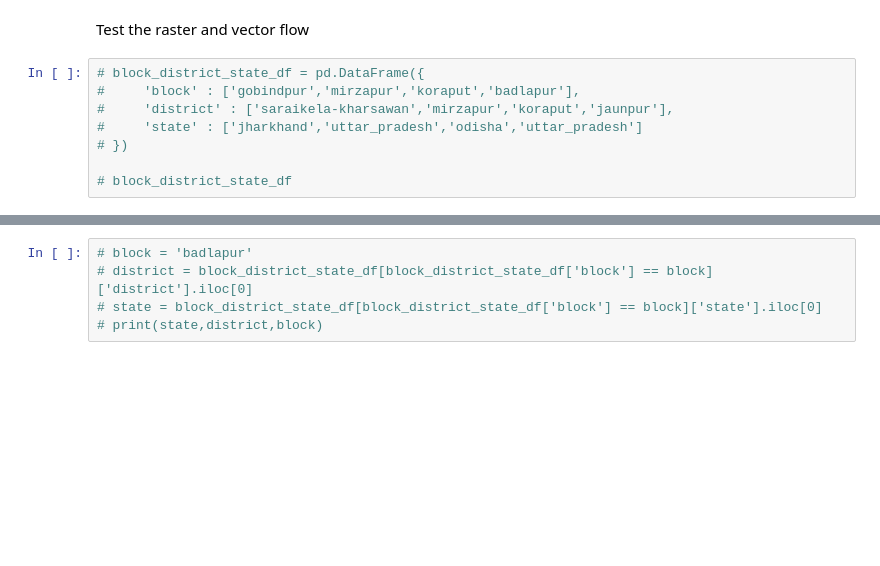
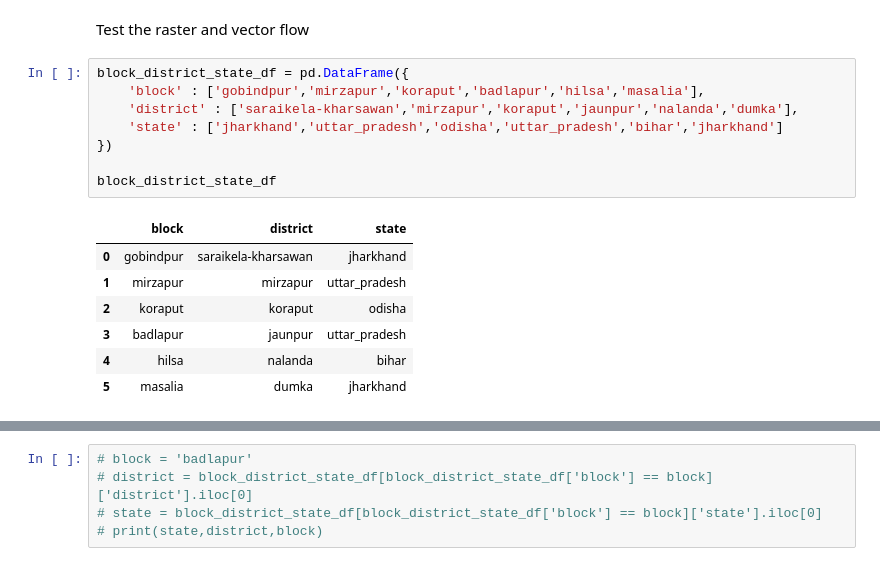
Before and after one commit to Nirzaree/STAC-spec, a Jupyter notebook: notebooks/final_flow.ipynb, the cells around one changed output, grey strips where cells are left out. Saved outputs shown, nothing was run; the diff lists cells and outputs as text; blank space fills up the shorter version.

```diff
--- a/notebooks/final_flow.ipynb
+++ b/notebooks/final_flow.ipynb
@@ -1383,10 +1412,18 @@ def generate_raster_stac(state,
 # %% [markdown]
 Test the raster and vector flow
 # %%
-# block_district_state_df = pd.DataFrame({
-#     'block' : ['gobindpur','mirzapur','koraput','badlapur'],
-#     'district' : ['saraikela-kharsawan','mirzapur','koraput','jaunpur'],
-#     'state' : ['jharkhand','uttar_pradesh','odisha','uttar_pradesh']
-# })
+block_district_state_df = pd.DataFrame({
+    'block' : ['gobindpur','mirzapur','koraput','badlapur','hilsa','masalia'],
+    'district' : ['saraikela-kharsawan','mirzapur','koraput','jaunpur','nalanda','dumka'],
+    'state' : ['jharkhand','uttar_pradesh','odisha','uttar_pradesh','bihar','jharkhand']
+})
 
-# block_district_state_df
+block_district_state_df
+# %% [output]
+|  | block | district | state |
+| 0 | gobindpur | saraikela-kharsawan | jharkhand |
+| 1 | mirzapur | mirzapur | uttar_pradesh |
+| 2 | koraput | koraput | odisha |
+| 3 | badlapur | jaunpur | uttar_pradesh |
+| 4 | hilsa | nalanda | bihar |
+| 5 | masalia | dumka | jharkhand |
```
Also changed, not shown: parts of 24 cells of this notebook.
